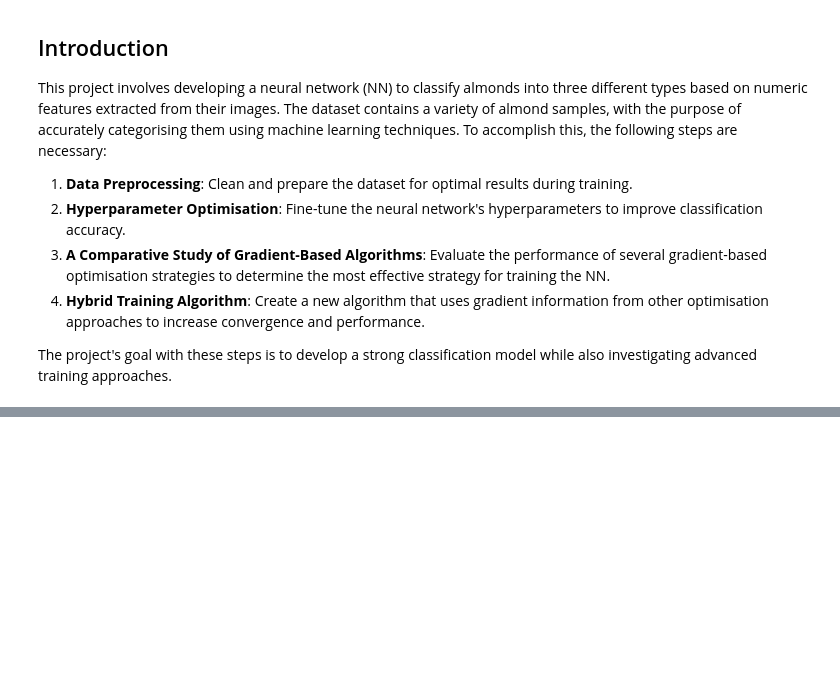
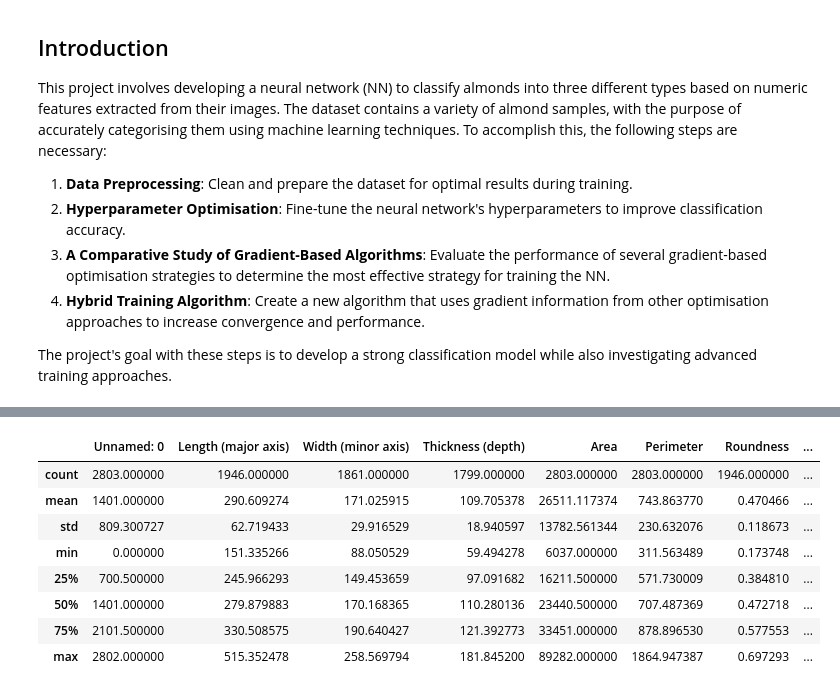
Before and after one commit to 08Arno30/COS711-A2, a Jupyter notebook: src/u21457451_COS711_A2.ipynb, the cells around one changed output, grey strips where cells are left out. Drawn from its saved outputs; the diff is of its cells as text; code cells hidden in the pictures; blank space fills up the shorter version.

```diff
--- a/src/u21457451_COS711_A2.ipynb
+++ b/src/u21457451_COS711_A2.ipynb
@@ -15,0 +66,12 @@ The project's goal with these steps is to develop a strong classification model
+# %%
+df.describe()
+# %% [output]
+|  | Unnamed: 0 | Length (major axis) | Width (minor axis) | Thickness (depth) | Area | Perimeter | Roundness | ... |
+| count | 2803.000000 | 1946.000000 | 1861.000000 | 1799.000000 | 2803.000000 | 2803.000000 | 1946.000000 | ... |
+| mean | 1401.000000 | 290.609274 | 171.025915 | 109.705378 | 26511.117374 | 743.863770 | 0.470466 | ... |
+| std | 809.300727 | 62.719433 | 29.916529 | 18.940597 | 13782.561344 | 230.632076 | 0.118673 | ... |
+| min | 0.000000 | 151.335266 | 88.050529 | 59.494278 | 6037.000000 | 311.563489 | 0.173748 | ... |
+| 25% | 700.500000 | 245.966293 | 149.453659 | 97.091682 | 16211.500000 | 571.730009 | 0.384810 | ... |
+| 50% | 1401.000000 | 279.879883 | 170.168365 | 110.280136 | 23440.500000 | 707.487369 | 0.472718 | ... |
+| 75% | 2101.500000 | 330.508575 | 190.640427 | 121.392773 | 33451.000000 | 878.896530 | 0.577553 | ... |
+| max | 2802.000000 | 515.352478 | 258.569794 | 181.845200 | 89282.000000 | 1864.947387 | 0.697293 | ... |
```
Also changed, not shown: parts of 30 cells of this notebook.
